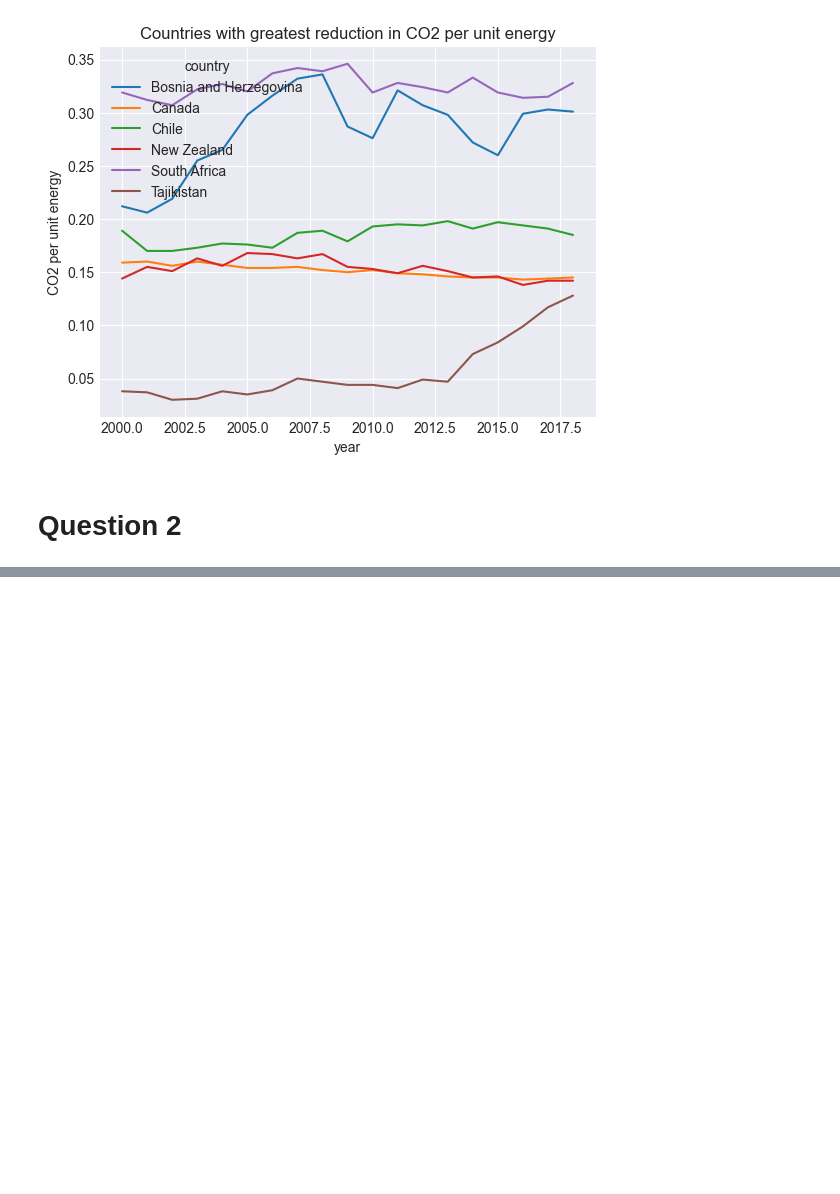
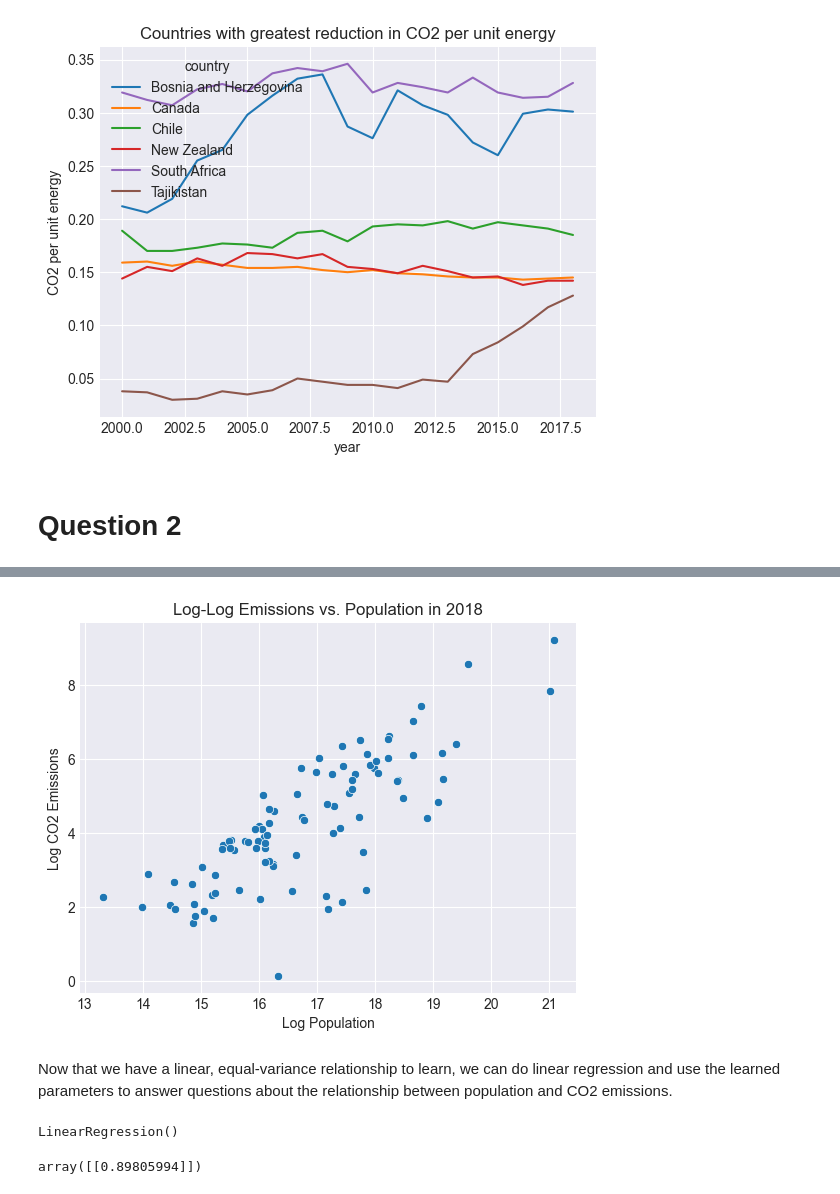
Before and after one commit to haruiz/STAT650-midterm, a Jupyter notebook: midterm_analysis.ipynb, the cells around one changed output, grey strips where cells are left out. Saved outputs shown, nothing was run; the diff lists cells and outputs as text; code cells hidden in the pictures; blank space fills up the shorter version.

Commit message:
Updated midterm analysis with question 2.

```diff
--- a/midterm_analysis.ipynb
+++ b/midterm_analysis.ipynb
@@ -391,0 +373,26 @@ plt.show()
+# %%
+data_2018_loglog = copy.copy(data_2018)
+data_2018_loglog['population'] = np.log(data_2018_loglog['population'])
+data_2018_loglog['co2'] = np.log(data_2018_loglog['co2'])
+
+sns.scatterplot(data=data_2018_loglog, x='population', y='co2')
+plt.xlabel("Log Population")
+plt.ylabel("Log CO2 Emissions")
+plt.title("Log-Log Emissions vs. Population in 2018")
+plt.savefig('loglog_population_emissions_2018.png')
+plt.show()
+# %% [output]
+[figure, added]
+# %% [markdown]
+Now that we have a linear, equal-variance relationship to learn, we can do linear regression and use the learned parameters to answer questions about the relationship between population and CO2 emissions.
+# %%
+from sklearn import linear_model
+regressor = linear_model.LinearRegression()
+regressor.fit(data_2018_loglog['population'].values.reshape(-1,1),
+              data_2018_loglog['co2'].values.reshape(-1,1))
+# %% [output]
+LinearRegression()
+# %%
+regressor.coef_
+# %% [output]
+array([[0.89805994]])
```
Also changed, not shown: parts of 20 cells of this notebook.
